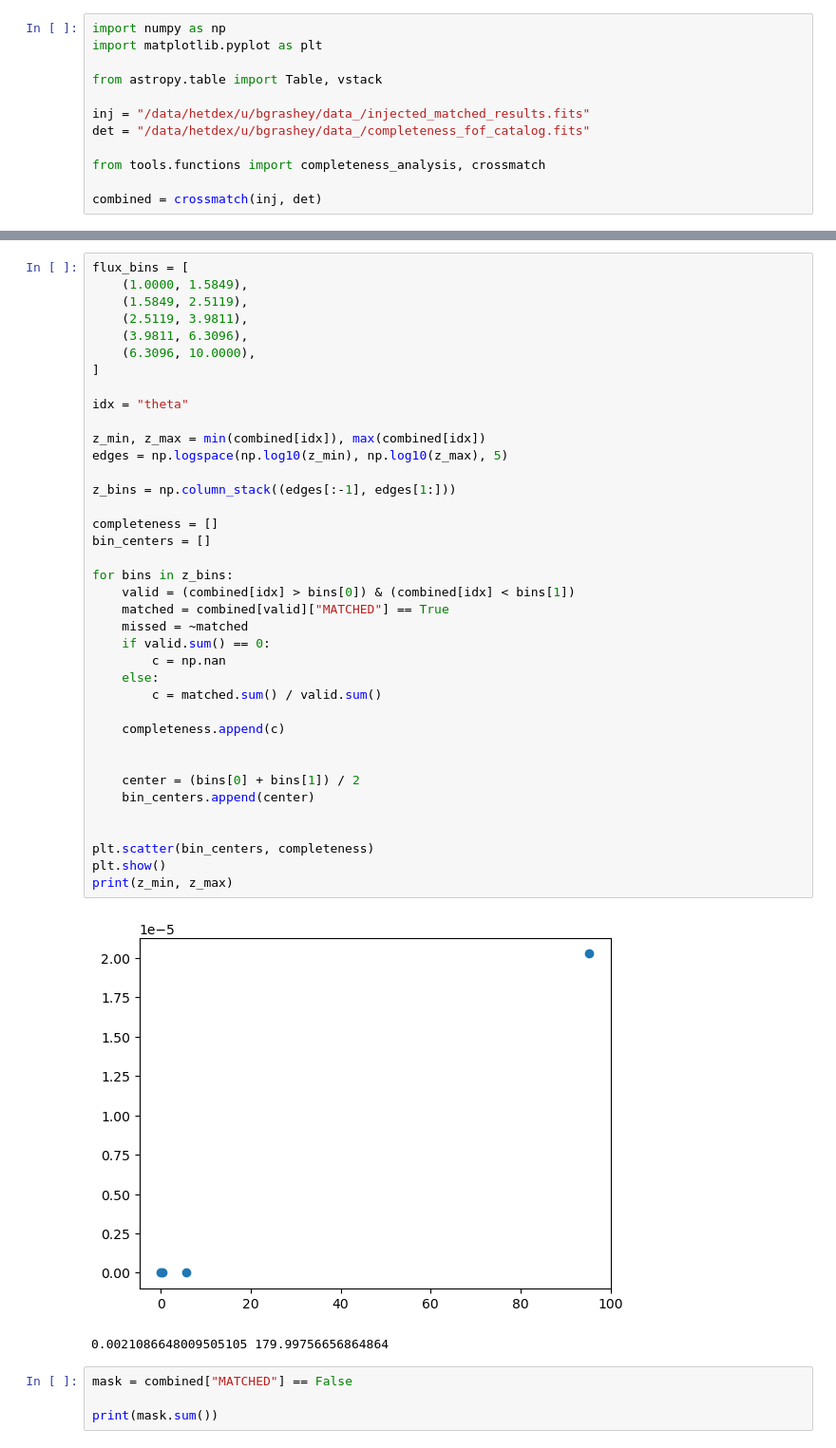
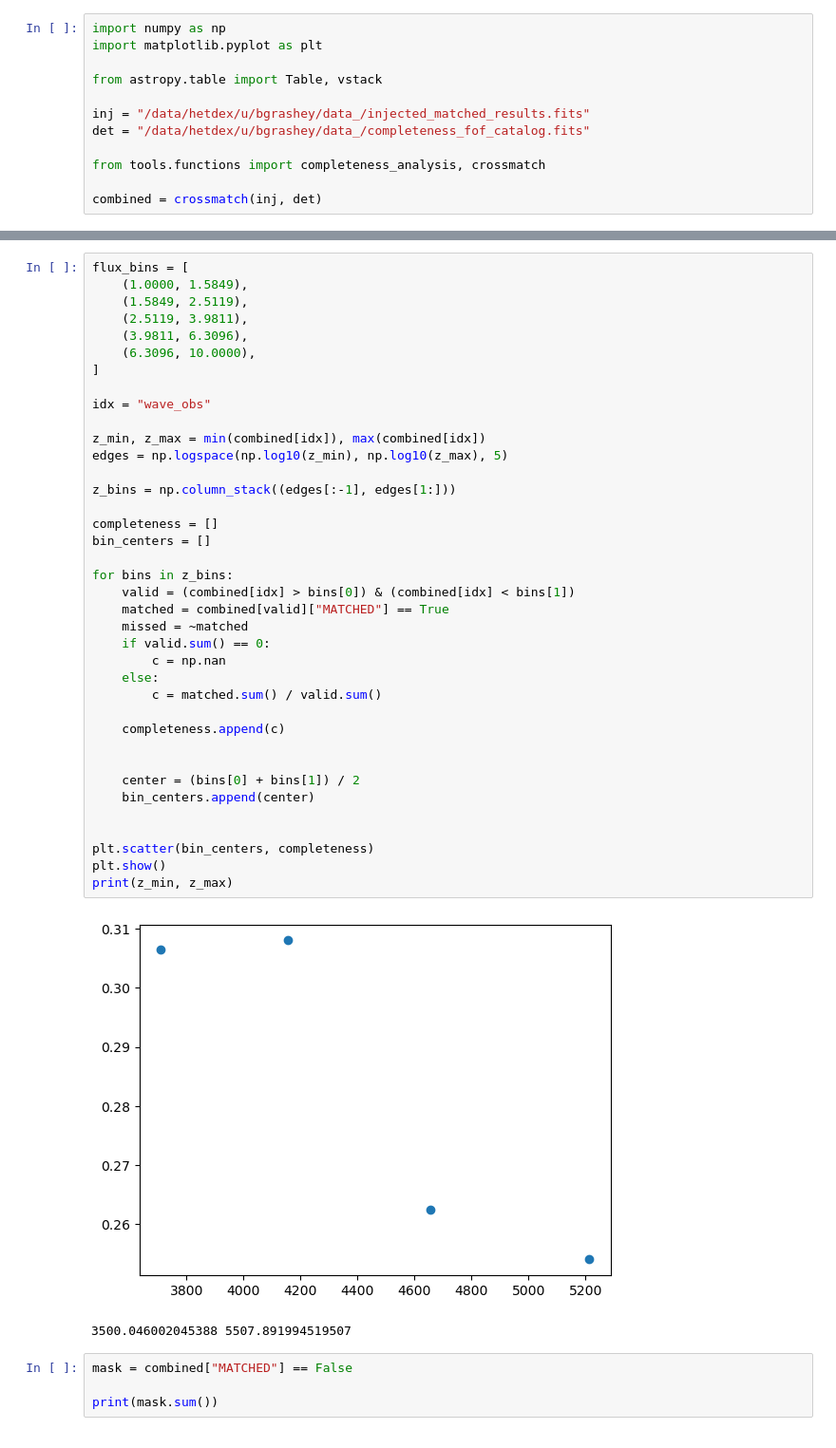
Before and after one commit to BGrashey/Master, a Jupyter notebook: notebooks/completeness.ipynb, the cells around one changed output, grey strips where cells are left out. Shown at 95% size. Cells and saved outputs as stored; diff of their text form.

```diff
--- a/notebooks/completeness.ipynb
+++ b/notebooks/completeness.ipynb
@@ -128,38 +147,38 @@ flux_bins = [
     (6.3096, 10.0000),
 ]
 
-idx = "theta"
+idx = "wave_obs"
 
 z_min, z_max = min(combined[idx]), max(combined[idx])
 edges = np.logspace(np.log10(z_min), np.log10(z_max), 5)
 
 z_bins = np.column_stack((edges[:-1], edges[1:]))
 
 completeness = []
 bin_centers = []
 
 for bins in z_bins:
     valid = (combined[idx] > bins[0]) & (combined[idx] < bins[1])
     matched = combined[valid]["MATCHED"] == True
     missed = ~matched
     if valid.sum() == 0:
         c = np.nan
     else:
         c = matched.sum() / valid.sum()
 
     completeness.append(c)
 
 
     center = (bins[0] + bins[1]) / 2
     bin_centers.append(center)
 
 
 plt.scatter(bin_centers, completeness)
 plt.show()
 print(z_min, z_max)
 # %% [output]
-[figure, old version]
+[figure, new version]
-0.0021086648009505105 179.99756656864864
+3500.046002045388 5507.891994519507
 # %%
 mask = combined["MATCHED"] == False
 
```
Also changed, not shown: parts of 2 cells of this notebook, 1 other file.
